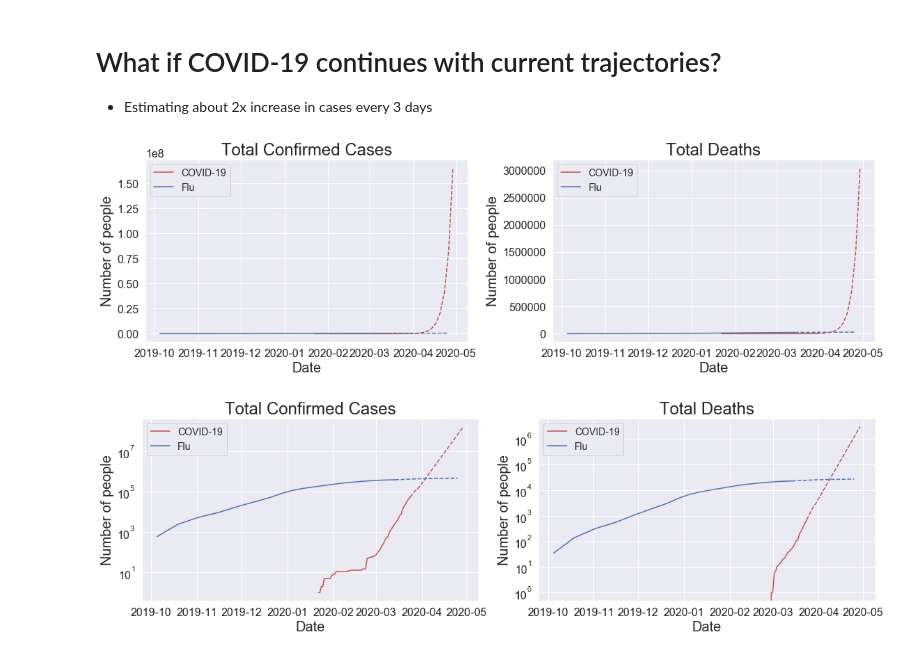
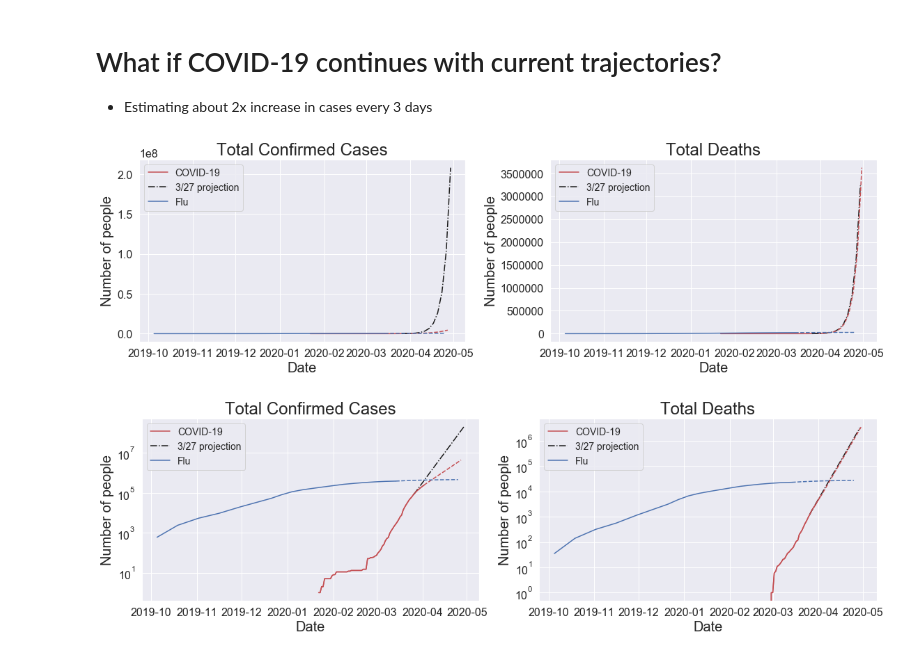
Before and after one commit to AMWen/COVID-19, a Jupyter notebook: COVID-19 vs flu.ipynb, the cells around one changed output. Saved outputs shown, nothing was run; the diff lists cells and outputs as text; code cells hidden in the pictures.

```diff
--- a/COVID-19 vs flu.ipynb
+++ b/COVID-19 vs flu.ipynb
@@ -267,52 +267,63 @@ plt.tight_layout()
 nrows = covid_cases.index[-1]
 latest_date = covid_cases[['Date']].iloc[-1:].values[0,0]
 latest_date_plus3 = np.datetime_as_string(latest_date + np.timedelta64(3, 'D'), unit='D')
+latest_date_plus6 = np.datetime_as_string(latest_date + np.timedelta64(6, 'D'), unit='D')
 
 # Extrapolating every 3 days out to May
-date_range = pd.date_range(start=latest_date_plus3, end="2020-05-01", freq='3D')
+date_range_3 = pd.date_range(start=latest_date_plus3, end="2020-05-01", freq='3D')
+date_range_6 = pd.date_range(start=latest_date_plus6, end="2020-05-01", freq='6D')
 
 # Get current caseload and deaths
 latest_cases = covid_cases[['US']].iloc[-1:].values[0,0]
 latest_death = covid_deaths[['US']].iloc[-1:].values[0,0]
 
-# Case doubling every 3 days
-ndays = len(date_range)
+# Projecting case doubling every 6 days
+ndays = len(date_range_6)
 case_range = [2**i*latest_cases for i in range(1,ndays+1)]
-df_temp = pd.DataFrame({'Date':[*date_range], 'US':case_range})
+df_temp = pd.DataFrame({'Date':[*date_range_6], 'US':case_range})
 cases_extrapolated = covid_cases[['Date', 'US']].append(df_temp, ignore_index=True)
 
 # Deaths doubling every 3 days
+ndays = len(date_range_3)
 death_range = [2**i*latest_death for i in range(1,ndays+1)]
-df_temp = pd.DataFrame({'Date':[*date_range], 'US':death_range})
+df_temp = pd.DataFrame({'Date':[*date_range_3], 'US':death_range})
 deaths_extrapolated = covid_deaths[['Date', 'US']].append(df_temp, ignore_index=True)
 # %%
 # Save results from 3/27 for future benchmarking
 # cases_extrapolated.to_csv(r'cases_extrapolated_20200327_65rows.csv')
+old_cases_extrapolated = pd.read_csv('cases_extrapolated_20200327_65rows.csv').drop('Unnamed: 0', axis=1)
 # deaths_extrapolated.to_csv(r'deaths_extrapolated_20200327_65rows.csv')
+old_deaths_extrapolated = pd.read_csv('deaths_extrapolated_20200327_65rows.csv').drop('Unnamed: 0', axis=1)
+
+# Convert 'Date' to a datetime object
+old_cases_extrapolated['Date']= pd.to_datetime(old_cases_extrapolated['Date'])
+old_deaths_extrapolated['Date']= pd.to_datetime(old_deaths_extrapolated['Date'])
 # %%
 # Linear scale figure
 # Figure settings
 legible_graph(16, 5)
 
 # Plot total cases and deaths over time on linear scale
 plt.subplot(1, 2, 1)
 plt.plot(cases_extrapolated[['Date']].iloc[:nrows], cases_extrapolated[['US']].iloc[:nrows], 'r', label='COVID-19')
+plt.plot(old_cases_extrapolated[['Date']].iloc[64:], old_cases_extrapolated[['US']].iloc[64:], 'k-.', label='3/27 projection')
 plt.plot(cases_extrapolated[['Date']].iloc[nrows-1:], cases_extrapolated[['US']].iloc[nrows-1:], 'r--')
 plt.plot(current_year[['DATE']].iloc[:24], current_year[['CUMULATIVE NUM']].iloc[:24], 'b', label='Flu')
 plt.plot(current_year[['DATE']].iloc[23:], current_year[['CUMULATIVE NUM']].iloc[23:], 'b--')
 set_labels('Total Confirmed Cases', 'Date', 'Number of people')
 plt.legend(loc='upper left')
 
 plt.subplot(1, 2, 2)
 plt.plot(deaths_extrapolated[['Date']].iloc[:nrows], deaths_extrapolated[['US']].iloc[:nrows], 'r', label='COVID-19')
+plt.plot(old_deaths_extrapolated[['Date']].iloc[64:], old_deaths_extrapolated[['US']].iloc[64:], 'k-.', label='3/27 projection')
 plt.plot(deaths_extrapolated[['Date']].iloc[nrows-1:], deaths_extrapolated[['US']].iloc[nrows-1:], 'r--')
 plt.plot(current_year[['DATE']].iloc[:24], current_year[['CUMULATIVE DEATH']].iloc[:24], 'b', label='Flu')
 plt.plot(current_year[['DATE']].iloc[23:], current_year[['CUMULATIVE DEATH']].iloc[23:], 'b--')
 set_labels('Total Deaths', 'Date', 'Number of people')
 plt.legend(loc='upper left')
 plt.tight_layout()
 # %% [output]
-[figure, old version]
+[figure, new version]
 # %%
 # Log scale figure
 # Figure settings
@@ -320,20 +331,24 @@ legible_graph(16, 5)
 
 # Plot total cases and deaths over time on linear scale
 plt.subplot(1, 2, 1)
-plt.plot(cases_extrapolated[['Date']].iloc[:63], cases_extrapolated[['US']].iloc[:63], 'r', label='COVID-19')
-plt.plot(cases_extrapolated[['Date']].iloc[62:], cases_extrapolated[['US']].iloc[62:], 'r--')
+plt.plot(cases_extrapolated[['Date']].iloc[:nrows], cases_extrapolated[['US']].iloc[:nrows], 'r', label='COVID-19')
+plt.plot(old_cases_extrapolated[['Date']].iloc[64:], old_cases_extrapolated[['US']].iloc[64:], 'k-.', label='3/27 projection')
+plt.plot(cases_extrapolated[['Date']].iloc[:nrows], cases_extrapolated[['US']].iloc[:nrows], 'r')
+plt.plot(cases_extrapolated[['Date']].iloc[nrows-1:], cases_extrapolated[['US']].iloc[nrows-1:], 'r--')
 plt.plot(current_year[['DATE']].iloc[:24], current_year[['CUMULATIVE NUM']].iloc[:24], 'b', label='Flu')
 plt.plot(current_year[['DATE']].iloc[23:], current_year[['CUMULATIVE NUM']].iloc[23:], 'b--')
 set_labels('Total Confirmed Cases', 'Date', 'Number of people', logy=True)
 plt.legend(loc='upper left')
 
 plt.subplot(1, 2, 2)
-plt.plot(deaths_extrapolated[['Date']].iloc[:63], deaths_extrapolated[['US']].iloc[:63], 'r', label='COVID-19')
-plt.plot(deaths_extrapolated[['Date']].iloc[62:], deaths_extrapolated[['US']].iloc[62:], 'r--')
+plt.plot(deaths_extrapolated[['Date']].iloc[:nrows], deaths_extrapolated[['US']].iloc[:nrows], 'r', label='COVID-19')
+plt.plot(old_deaths_extrapolated[['Date']].iloc[64:], old_deaths_extrapolated[['US']].iloc[64:], 'k-.', label='3/27 projection')
+plt.plot(deaths_extrapolated[['Date']].iloc[:nrows], deaths_extrapolated[['US']].iloc[:nrows], 'r')
+plt.plot(deaths_extrapolated[['Date']].iloc[nrows-1:], deaths_extrapolated[['US']].iloc[nrows-1:], 'r--')
 plt.plot(current_year[['DATE']].iloc[:24], current_year[['CUMULATIVE DEATH']].iloc[:24], 'b', label='Flu')
 plt.plot(current_year[['DATE']].iloc[23:], current_year[['CUMULATIVE DEATH']].iloc[23:], 'b--')
 set_labels('Total Deaths', 'Date', 'Number of people', logy=True)
 plt.legend(loc='upper left')
 plt.tight_layout()
 # %% [output]
-[figure, old version]
+[figure, new version]
```
Also changed, not shown: parts of 1 cell of this notebook, 8 other files.
